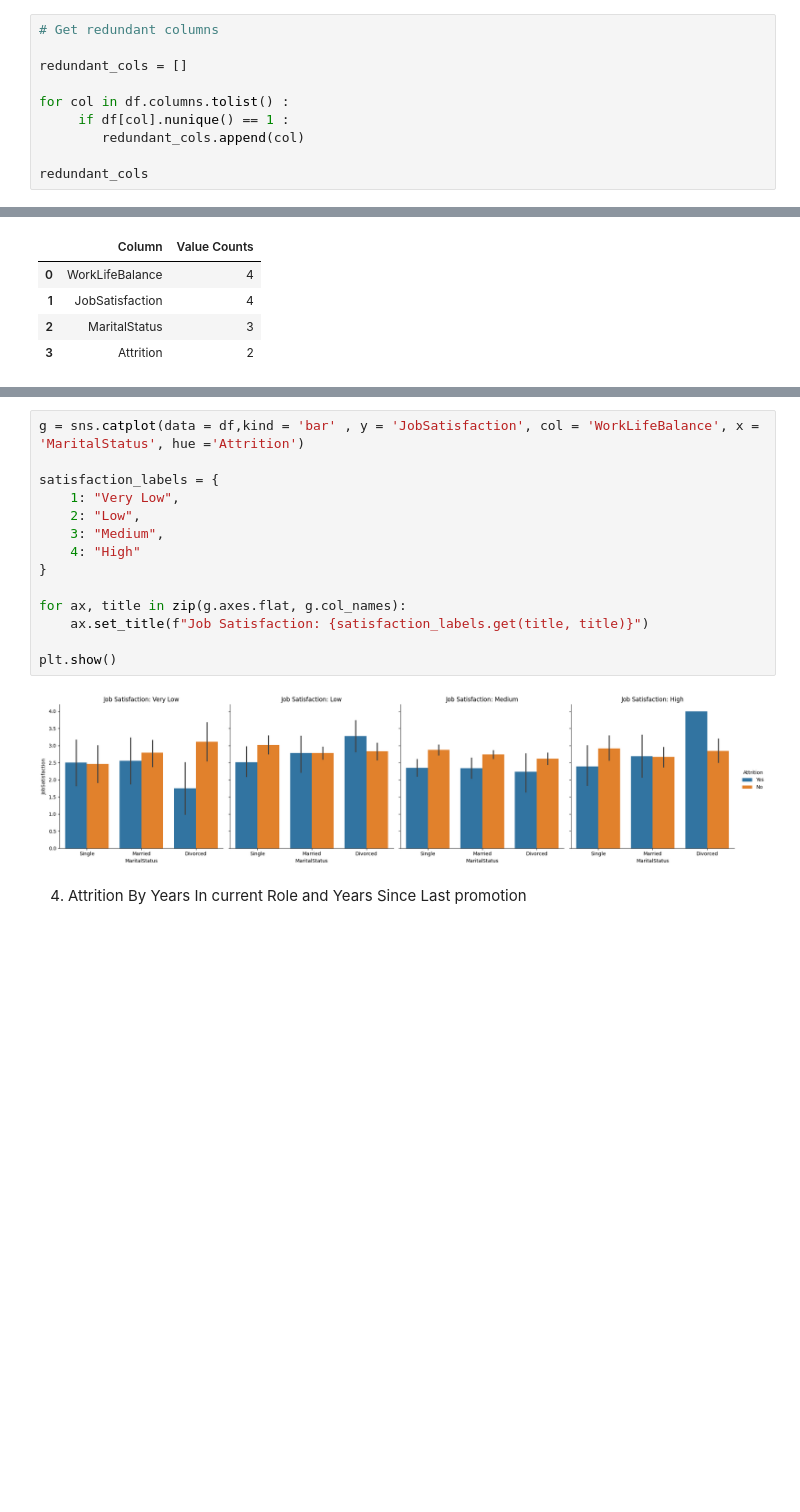
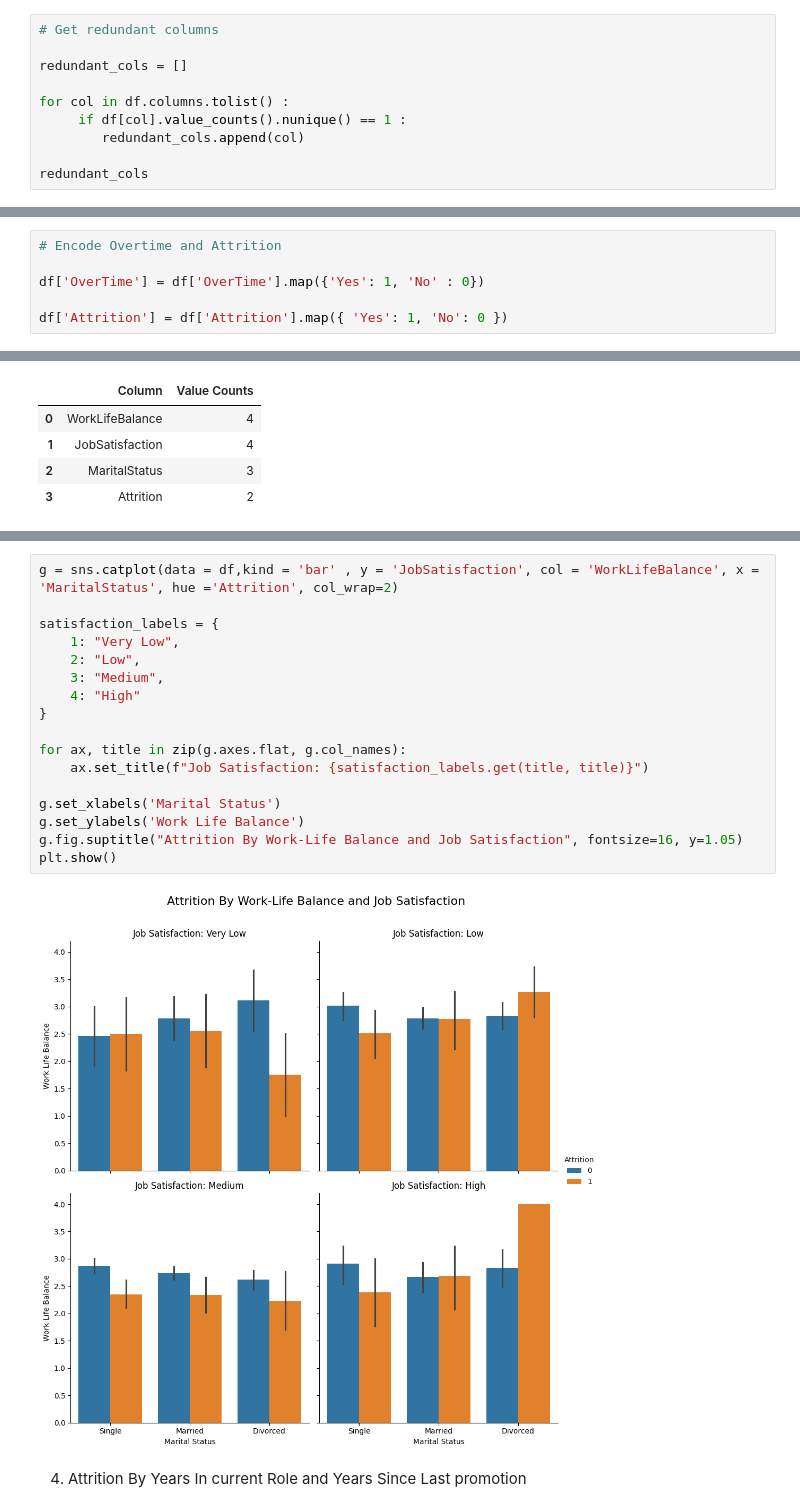
Before and after one commit to CreativeTob/InsightHQ, a Jupyter notebook: main.ipynb, the cells around one changed output, grey strips where cells are left out. Cells and saved outputs as stored; diff of their text form; blank space fills up the shorter version.

```diff
--- a/main.ipynb
+++ b/main.ipynb
@@ -151,7 +168,7 @@ dtype: int64
 redundant_cols = []
 
 for col in df.columns.tolist() :
-     if df[col].nunique() == 1 :
+     if df[col].value_counts().nunique() == 1 :
         redundant_cols.append(col)
 
 redundant_cols
@@ -198,3 +217,9 @@ ordinal_cat = [col for col in df if col not in non_ordinal_cat]
+# %%
+# Encode Overtime and Attrition
+
+df['OverTime'] = df['OverTime'].map({'Yes': 1, 'No' : 0})
+
+df['Attrition'] = df['Attrition'].map({ 'Yes': 1, 'No': 0 })
 # %%
 # Updated dataset size
 
@@ -833,19 +859,22 @@ df[['WorkLifeBalance','JobSatisfaction', 'MaritalStatus', 'Attrition']].head(5)
 # %%
-g = sns.catplot(data = df,kind = 'bar' , y = 'JobSatisfaction', col = 'WorkLifeBalance', x = 'MaritalStatus', hue ='Attrition')
+g = sns.catplot(data = df,kind = 'bar' , y = 'JobSatisfaction', col = 'WorkLifeBalance', x = 'MaritalStatus', hue ='Attrition', col_wrap=2)
 
 satisfaction_labels = {
     1: "Very Low",
     2: "Low",
     3: "Medium",
     4: "High"
 }
 
 for ax, title in zip(g.axes.flat, g.col_names):
     ax.set_title(f"Job Satisfaction: {satisfaction_labels.get(title, title)}")
 
+g.set_xlabels('Marital Status')
+g.set_ylabels('Work Life Balance')
+g.fig.suptitle("Attrition By Work-Life Balance and Job Satisfaction", fontsize=16, y=1.05)
 plt.show()
 # %% [output]
-[figure, old version]
+[figure, new version]
 # %% [markdown]
 4. Attrition By Years In current Role and Years Since Last promotion
 # %%
```
Also changed, not shown: parts of 106 cells of this notebook.
